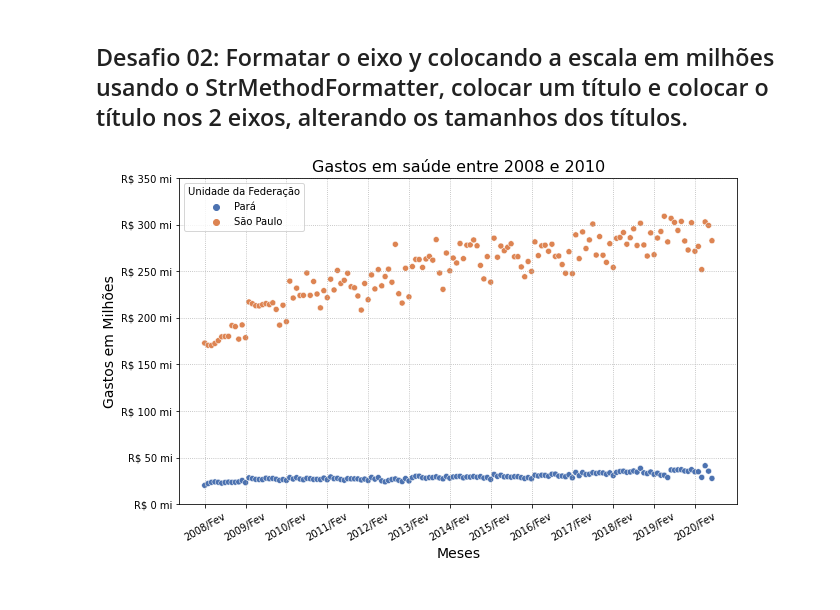
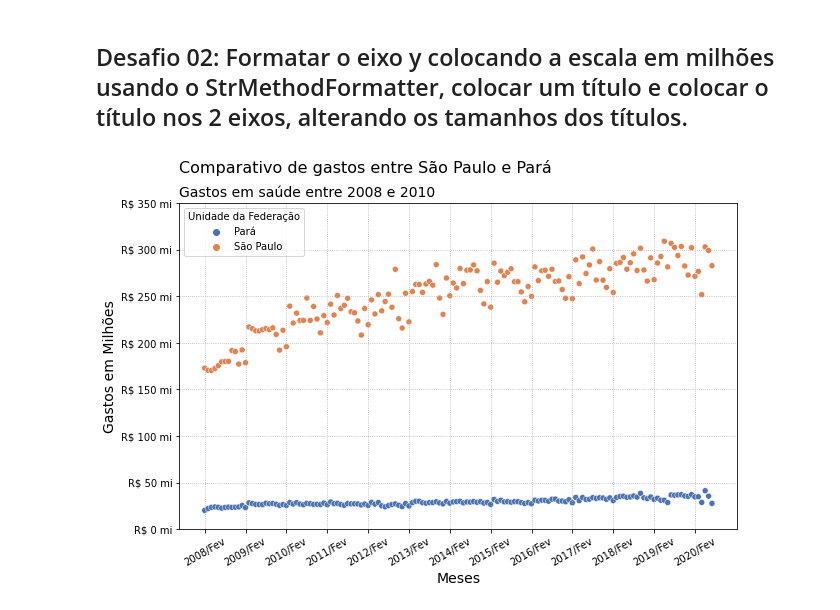
Before and after one commit to willianrocha/bootcamp-datascience-alura, a Jupyter notebook: module_2/ds_mod2_lecture3.ipynb, the cells around one changed output. Cells and saved outputs as stored; diff of their text form; code cells hidden in the pictures.

Commit message:
fixing challenge 2.3 graph

```diff
--- a/module_2/ds_mod2_lecture3.ipynb
+++ b/module_2/ds_mod2_lecture3.ipynb
@@ -124,17 +124,18 @@ plt.show()
 ## Desafio 02: Formatar o eixo y colocando a escala em milhões usando o StrMethodFormatter, colocar um título e colocar o título nos 2 eixos, alterando os tamanhos dos títulos.
 # %%
 GRAY6 = '#828282'
-plt.figure(figsize=(10,6))
+fig = plt.figure(figsize=(10,6))
 plt.xticks(rotation=30)
 m = mensal[["Pará","São Paulo"]].reset_index().melt('index',value_name="Gastos em Milhões")
 ax = sns.scatterplot(x="index", y="Gastos em Milhões", hue='Unidade da Federação', data=m, palette="deep")
 plt.ylim(0, 350)
 ax.xaxis.set_major_locator(ticker.IndexLocator(base=12, offset=0))
 ax.yaxis.set_major_formatter(ticker.StrMethodFormatter("R$ {x:,.0f} mi"))
 ax.set_xlabel("Meses", fontsize = 14)
 ax.set_ylabel("Gastos em Milhões", fontsize = 14)
-ax.set_title("Gastos em saúde entre 2008 e 2010", fontsize = 16)
+lp = plt.title("Gastos em saúde entre 2008 e 2010", fontsize = 14, loc="left")
+plt.suptitle("Comparativo de gastos entre São Paulo e Pará", fontsize = 16, ha='right', x=0.6416)
 plt.grid(True, linestyle=":")
 plt.show()
 # %% [output]
-[figure, old version]
+[figure, new version]
```
